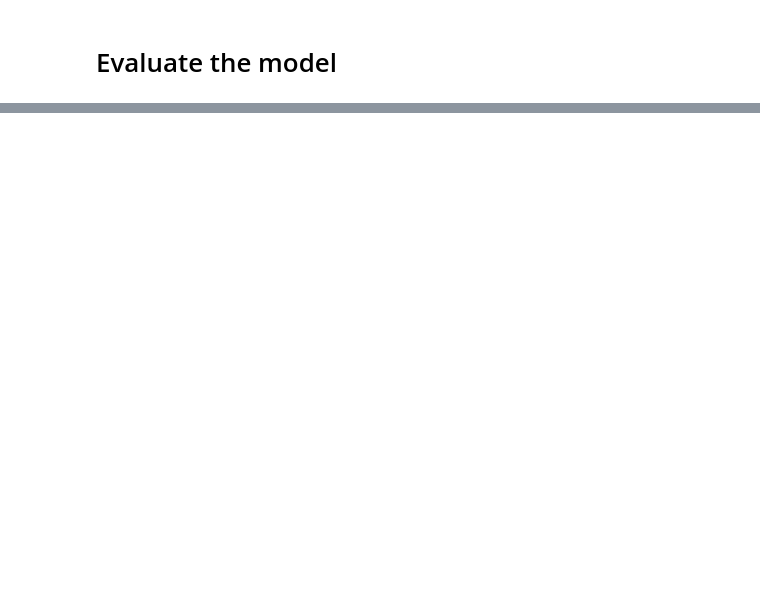
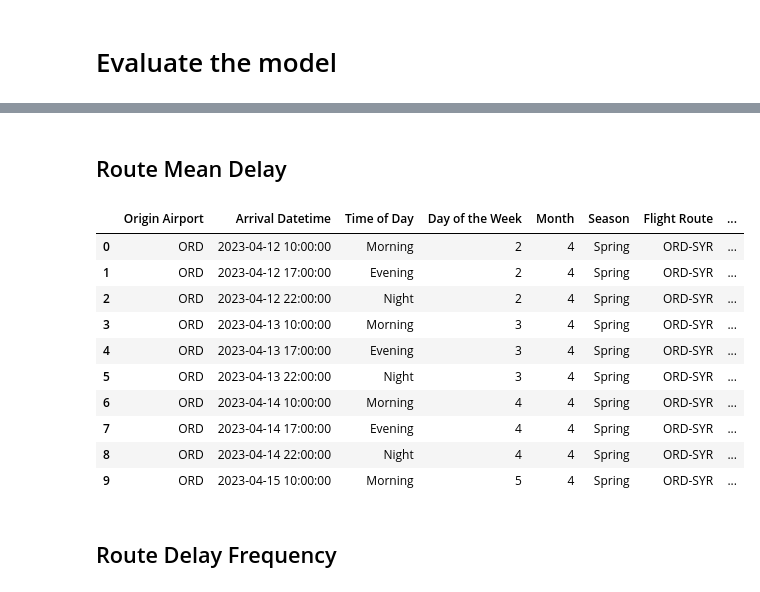
Before and after one commit to rahulkulhalli/CIS600, a Jupyter notebook: main_v4.ipynb, the cells around one changed output, grey strips where cells are left out. Saved outputs shown, nothing was run; the diff lists cells and outputs as text; code cells hidden in the pictures; blank space fills up the shorter version.

```diff
--- a/main_v4.ipynb
+++ b/main_v4.ipynb
@@ -693,0 +760,5 @@ test_data.head(20)
+# %%
+real_data['Time of Day'] = real_data['Arrival Datetime'].dt.hour.apply(categorize_time_of_day)
+
+# Show 10 rows of the dataframe
+real_data.head(10)
@@ -693,0 +779,6 @@ test_data.head(20)
+# %%
+real_data['Day of the Week'] = real_data['Arrival Datetime'].dt.dayofweek
+real_data['Day of the Week'] = real_data['Day of the Week'].astype('category')
+
+# Show 10 rows of the dataframe
+real_data.head(10)
@@ -693,0 +799,10 @@ test_data.head(20)
+# %%
+# Add the 'Month' feature
+real_data['Month'] = real_data['Arrival Datetime'].dt.month
+real_data['Month'] = real_data['Month'].astype('category')
+# Add the 'Season' feature
+real_data['Season'] = real_data['Month'].apply(month_to_season)
+real_data['Season'] = real_data['Season'].astype('category')
+
+# Show 10 rows of the dataframe
+real_data.head(10)
@@ -693,0 +823,6 @@ test_data.head(20)
+# %%
+real_data['Flight Route'] = real_data['Origin Airport'] + '-' + DESTINATION_AIRPORT
+real_data['Flight Route'] = real_data['Flight Route'].astype('category')
+
+# Show 10 rows of the dataframe
+real_data.head(10)
@@ -693,0 +841,23 @@ test_data.head(20)
+# %% [markdown]
+## Route Mean Delay
+# %%
+# Merge the mean_delay_by_route DataFrame with the original flight_data DataFrame
+# This adds the 'Route Mean Delay' column to the real_data DataFrame, with the appropriate values for each flight
+real_data = real_data.merge(mean_delay_by_route, on='Flight Route', how='left')
+
+# Display the first 10 rows of the updated real_data DataFrame
+real_data.head(10)
+# %% [output]
+|  | Origin Airport | Arrival Datetime | Time of Day | Day of the Week | Month | Season | Flight Route | ... |
+| 0 | ORD | 2023-04-12 10:00:00 | Morning | 2 | 4 | Spring | ORD-SYR | ... |
+| 1 | ORD | 2023-04-12 17:00:00 | Evening | 2 | 4 | Spring | ORD-SYR | ... |
+| 2 | ORD | 2023-04-12 22:00:00 | Night | 2 | 4 | Spring | ORD-SYR | ... |
+| 3 | ORD | 2023-04-13 10:00:00 | Morning | 3 | 4 | Spring | ORD-SYR | ... |
+| 4 | ORD | 2023-04-13 17:00:00 | Evening | 3 | 4 | Spring | ORD-SYR | ... |
+| 5 | ORD | 2023-04-13 22:00:00 | Night | 3 | 4 | Spring | ORD-SYR | ... |
+| 6 | ORD | 2023-04-14 10:00:00 | Morning | 4 | 4 | Spring | ORD-SYR | ... |
+| 7 | ORD | 2023-04-14 17:00:00 | Evening | 4 | 4 | Spring | ORD-SYR | ... |
+| 8 | ORD | 2023-04-14 22:00:00 | Night | 4 | 4 | Spring | ORD-SYR | ... |
+| 9 | ORD | 2023-04-15 10:00:00 | Morning | 5 | 4 | Spring | ORD-SYR | ... |
+# %% [markdown]
+## Route Delay Frequency
```
Also changed, not shown: parts of 44 cells of this notebook, 3 other files.
